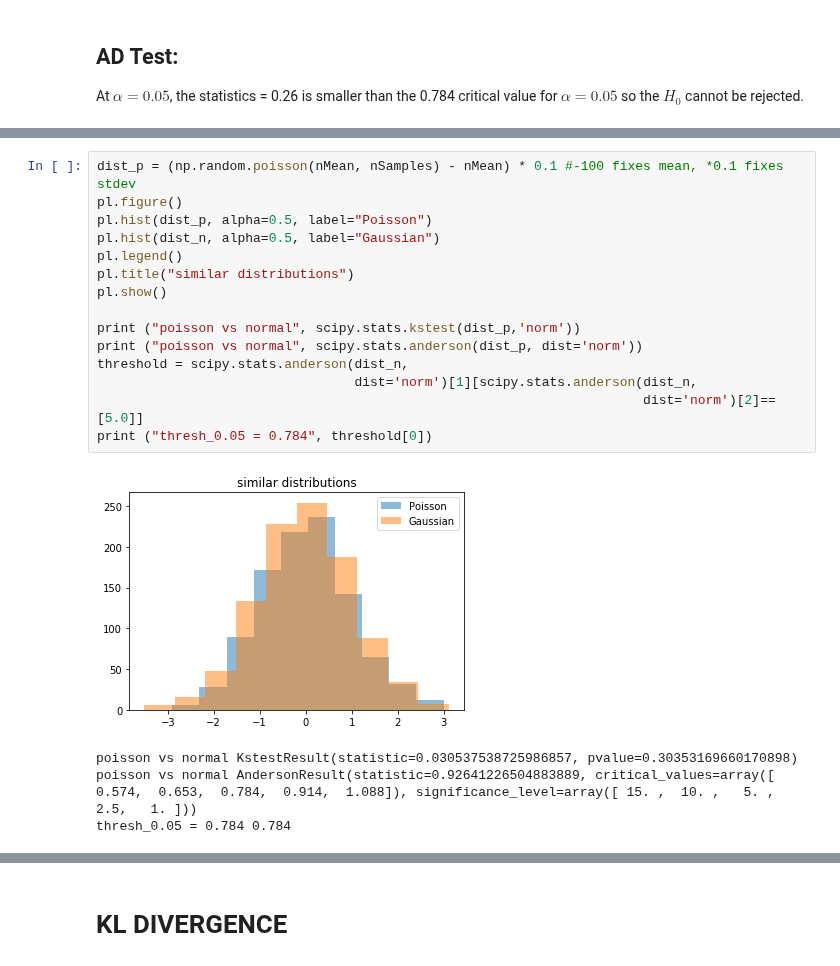
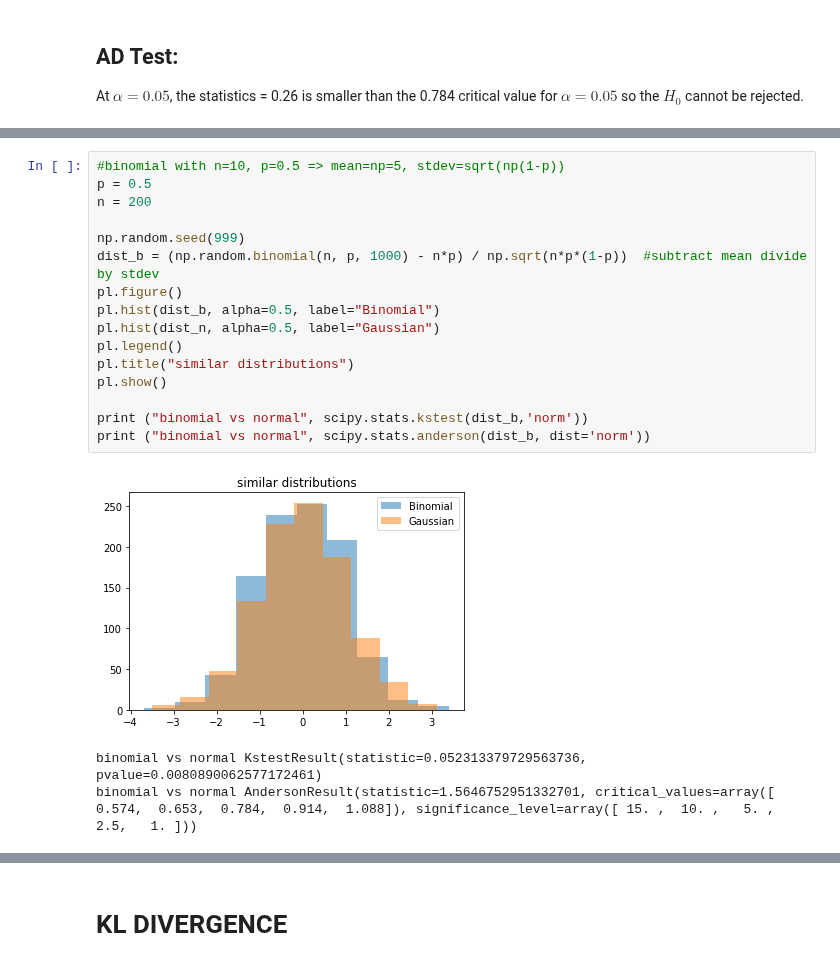
Before and after one commit to qiuyliu/PUI2017_uc288, a Jupyter notebook: HW5_uc288/Assignment2_uc288.ipynb, the cells around one changed output, grey strips where cells are left out. Saved outputs shown, nothing was run; the diff lists cells and outputs as text.

```diff
--- a/HW5_uc288/Assignment2_uc288.ipynb
+++ b/HW5_uc288/Assignment2_uc288.ipynb
@@ -78,20 +93,20 @@ poisson on normal AndersonResult(statistic=0.72428815547550585, critical_values=
 # %%
-dist_p = (np.random.poisson(nMean, nSamples) - nMean) * 0.1 #-100 fixes mean, *0.1 fixes stdev
+#binomial with n=10, p=0.5 => mean=np=5, stdev=sqrt(np(1-p))
+p = 0.5
+n = 200
+
+np.random.seed(999)
+dist_b = (np.random.binomial(n, p, 1000) - n*p) / np.sqrt(n*p*(1-p))  #subtract mean divide by stdev
 pl.figure()
-pl.hist(dist_p, alpha=0.5, label="Poisson")
+pl.hist(dist_b, alpha=0.5, label="Binomial")
 pl.hist(dist_n, alpha=0.5, label="Gaussian")
 pl.legend()
 pl.title("similar distributions")
 pl.show()
 
-print ("poisson vs normal", scipy.stats.kstest(dist_p,'norm'))
-print ("poisson vs normal", scipy.stats.anderson(dist_p, dist='norm'))
-threshold = scipy.stats.anderson(dist_n,
-                                 dist='norm')[1][scipy.stats.anderson(dist_n,
-                                                                      dist='norm')[2]==[5.0]]
-print ("thresh_0.05 = 0.784", threshold[0])
+print ("binomial vs normal", scipy.stats.kstest(dist_b,'norm'))
+print ("binomial vs normal", scipy.stats.anderson(dist_b, dist='norm'))
 # %% [output]
-[figure, old version]
+[figure, new version]
-poisson vs normal KstestResult(statistic=0.030537538725986857, pvalue=0.30353169660170898)
-poisson vs normal AndersonResult(statistic=0.92641226504883889, critical_values=array([ 0.574,  0.653,  0.784,  0.914,  1.088]), significance_level=array([ 15. ,  10. ,   5. ,   2.5,   1. ]))
-thresh_0.05 = 0.784 0.784
+binomial vs normal KstestResult(statistic=0.052313379729563736, pvalue=0.0080890062577172461)
+binomial vs normal AndersonResult(statistic=1.5646752951332701, critical_values=array([ 0.574,  0.653,  0.784,  0.914,  1.088]), significance_level=array([ 15. ,  10. ,   5. ,   2.5,   1. ]))
```
Also changed, not shown: parts of 19 cells of this notebook, 1 other file.
